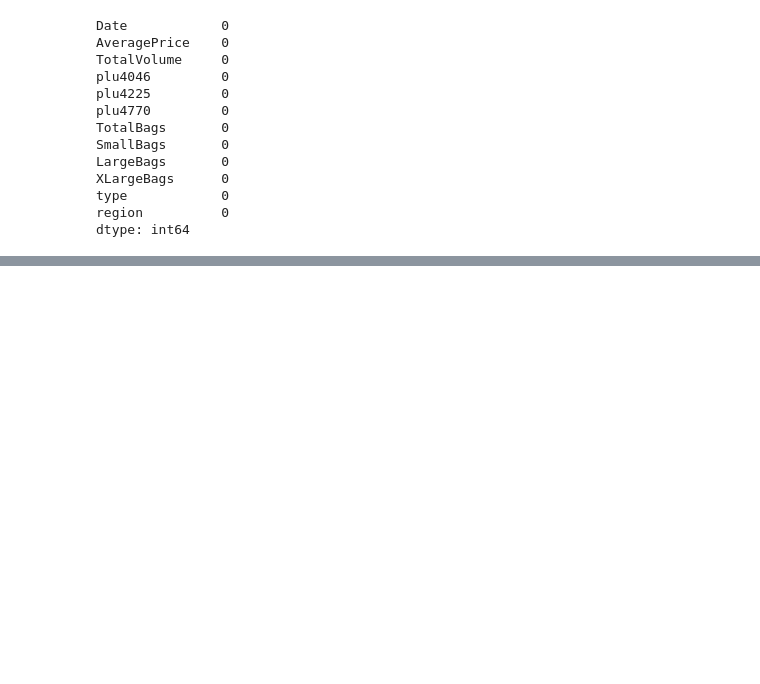
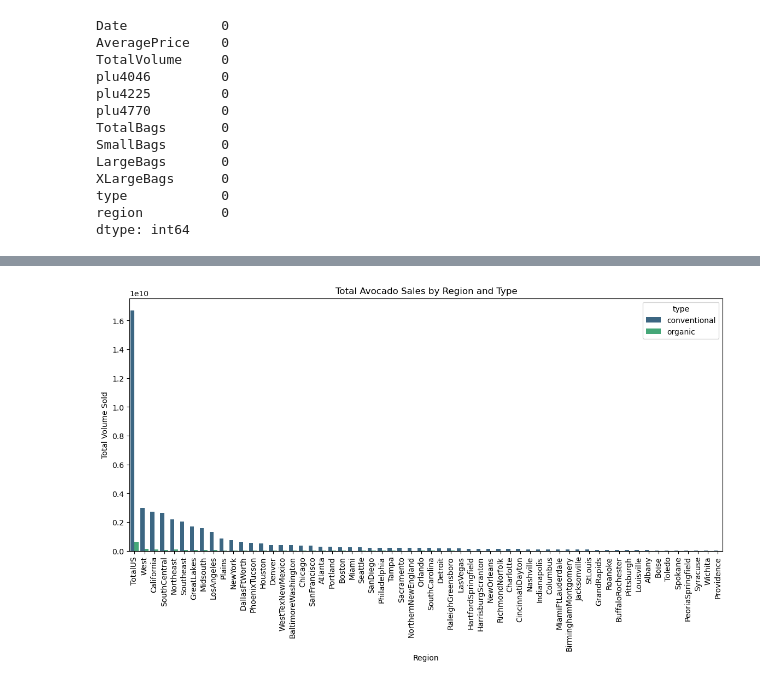
Before and after one commit to Data-MLexplorer/avocado_retailing, a Jupyter notebook: avocado.ipynb, the cells around one changed output, grey strips where cells are left out. Saved outputs shown, nothing was run; the diff lists cells and outputs as text; code cells hidden in the pictures; blank space fills up the shorter version.

```diff
--- a/avocado.ipynb
+++ b/avocado.ipynb
@@ -86,0 +136,16 @@ dtype: int64
+# %%
+
+regional_sales = df_copy.groupby(['region','type'], as_index=False)['TotalVolume'].sum().sort_values(by='TotalVolume', ascending=False)
+# %%
+import seaborn as sns
+import matplotlib.pyplot as plt
+
+plt.figure(figsize=(14,6))
+sns.barplot(data=regional_sales, x='region', y='TotalVolume', hue='type', palette='viridis')
+plt.xticks(rotation=90)
+plt.title('Total Avocado Sales by Region and Type')
+plt.xlabel('Region')
+plt.ylabel('Total Volume Sold')
+plt.show()
+# %% [output]
+[figure, added]
```
Also changed, not shown: parts of 20 cells of this notebook.
